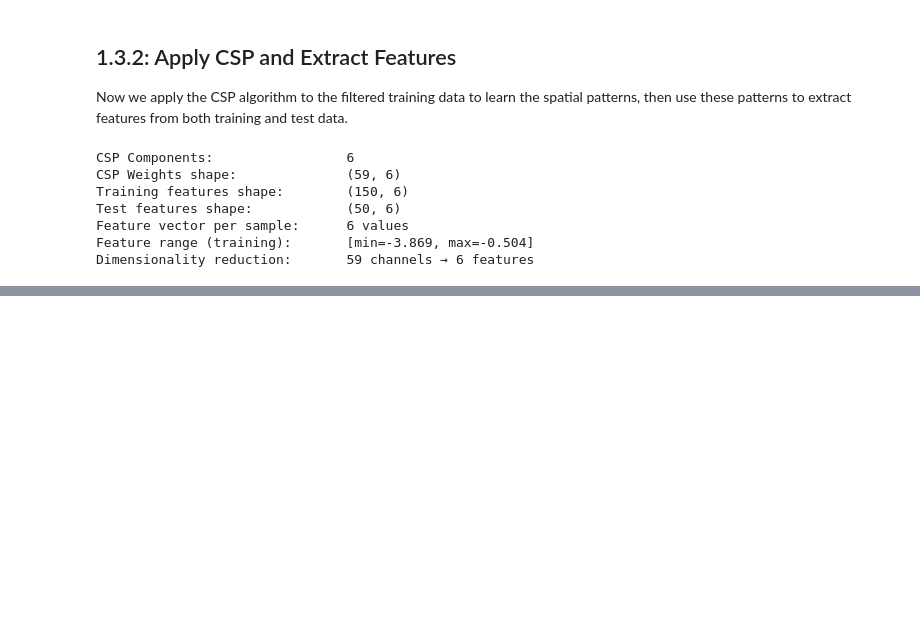
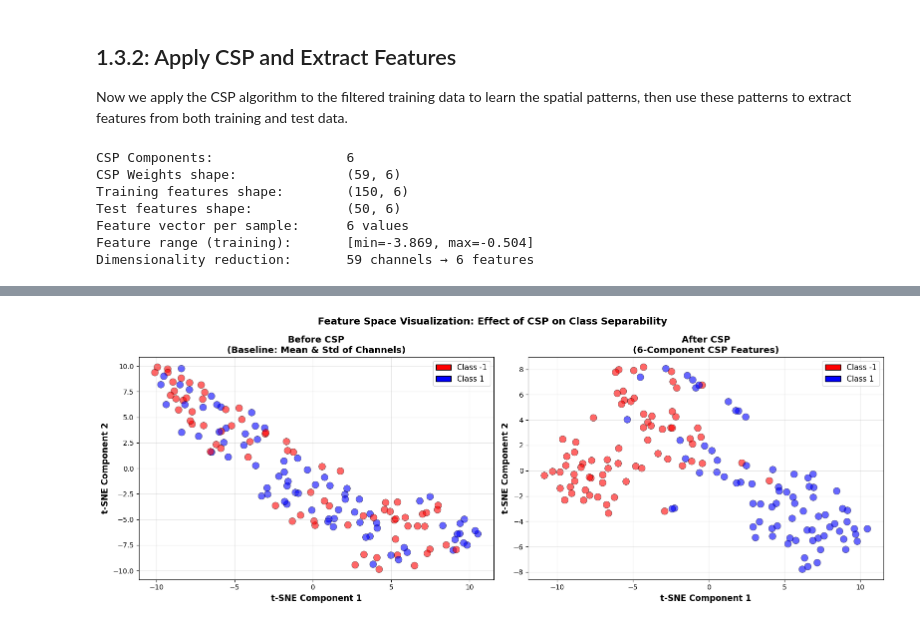
Before and after one commit to mHosseinh/ML.Fall2025.EEG.Prj.Hosseinzadeh.Vaziri, a Jupyter notebook: MotorImagery_Classification_Pipeline.ipynb, the cells around one changed output, grey strips where cells are left out. Drawn from its saved outputs; the diff is of its cells as text; code cells hidden in the pictures; blank space fills up the shorter version.

Commit message:
Visualize Feature Space - Before and After CSP

```diff
--- a/MotorImagery_Classification_Pipeline.ipynb
+++ b/MotorImagery_Classification_Pipeline.ipynb
@@ -479,0 +490,69 @@ Dimensionality reduction:       59 channels → 6 features
+# %%
+# Create simple baseline features (before CSP)
+# Use mean and std of each channel as baseline
+def create_baseline_features(windows):
+    """Create baseline features: mean and std of each channel"""
+    num_samples = windows.shape[0]
+    features = np.zeros((num_samples, windows.shape[2] * 2))
+
+    for i in range(num_samples):
+        signal = windows[i, :, :]  # [time x channels]
+        features[i, :windows.shape[2]] = np.mean(signal, axis=0)  # mean per channel
+        features[i, windows.shape[2]:] = np.std(signal, axis=0)   # std per channel
+
+    return features
+
+# Create baseline features (before CSP)
+feat_baseline_train = create_baseline_features(X_train_filt)
+
+# Apply t-SNE for visualization
+from sklearn.manifold import TSNE
+
+# t-SNE on baseline features (before CSP)
+tsne_baseline = TSNE(n_components=2, random_state=42, perplexity=30, max_iter=1000)
+features_tsne_before = tsne_baseline.fit_transform(feat_baseline_train)
+
+# t-SNE on CSP features (after CSP)
+tsne_csp = TSNE(n_components=2, random_state=42, perplexity=30, max_iter=1000)
+features_tsne_after = tsne_csp.fit_transform(feat_train_csp)
+
+# Create side-by-side comparison plots
+fig, axes = plt.subplots(1, 2, figsize=(16, 6))
+
+# Get unique classes and assign colors
+classes_unique = np.unique(y_train)
+colors = ['red' if y == classes_unique[0] else 'blue' for y in y_train]
+
+# Plot 1: Before CSP (baseline features in t-SNE space)
+axes[0].scatter(features_tsne_before[:, 0], features_tsne_before[:, 1],
+                c=colors, alpha=0.6, s=100, edgecolors='black', linewidth=0.5)
+axes[0].set_xlabel('t-SNE Component 1', fontsize=12, fontweight='bold')
+axes[0].set_ylabel('t-SNE Component 2', fontsize=12, fontweight='bold')
+axes[0].set_title('Before CSP\n(Baseline: Mean & Std of Channels)', fontsize=13, fontweight='bold')
+axes[0].grid(True, alpha=0.3)
+
+# Add legend
+from matplotlib.patches import Patch
+legend_elements = [Patch(facecolor='red', edgecolor='black', label=f'Class {classes_unique[0]}'),
+                   Patch(facecolor='blue', edgecolor='black', label=f'Class {classes_unique[1]}')]
+axes[0].legend(handles=legend_elements, loc='best', fontsize=11)
+
+# Plot 2: After CSP (CSP features in t-SNE space)
+axes[1].scatter(features_tsne_after[:, 0], features_tsne_after[:, 1],
+                c=colors, alpha=0.6, s=100, edgecolors='black', linewidth=0.5)
+axes[1].set_xlabel('t-SNE Component 1', fontsize=12, fontweight='bold')
+axes[1].set_ylabel('t-SNE Component 2', fontsize=12, fontweight='bold')
+axes[1].set_title(f'After CSP\n({num_csp_components}-Component CSP Features)', fontsize=13, fontweight='bold')
+axes[1].grid(True, alpha=0.3)
+
+# Add legend
+axes[1].legend(handles=legend_elements, loc='best', fontsize=11)
+
+# Overall title
+fig.suptitle('Feature Space Visualization: Effect of CSP on Class Separability',
+             fontsize=14, fontweight='bold', y=0.98)
+
+plt.tight_layout()
+plt.show()
+# %% [output]
+[figure, added]
```
Also changed, not shown: parts of 1 cell of this notebook.
